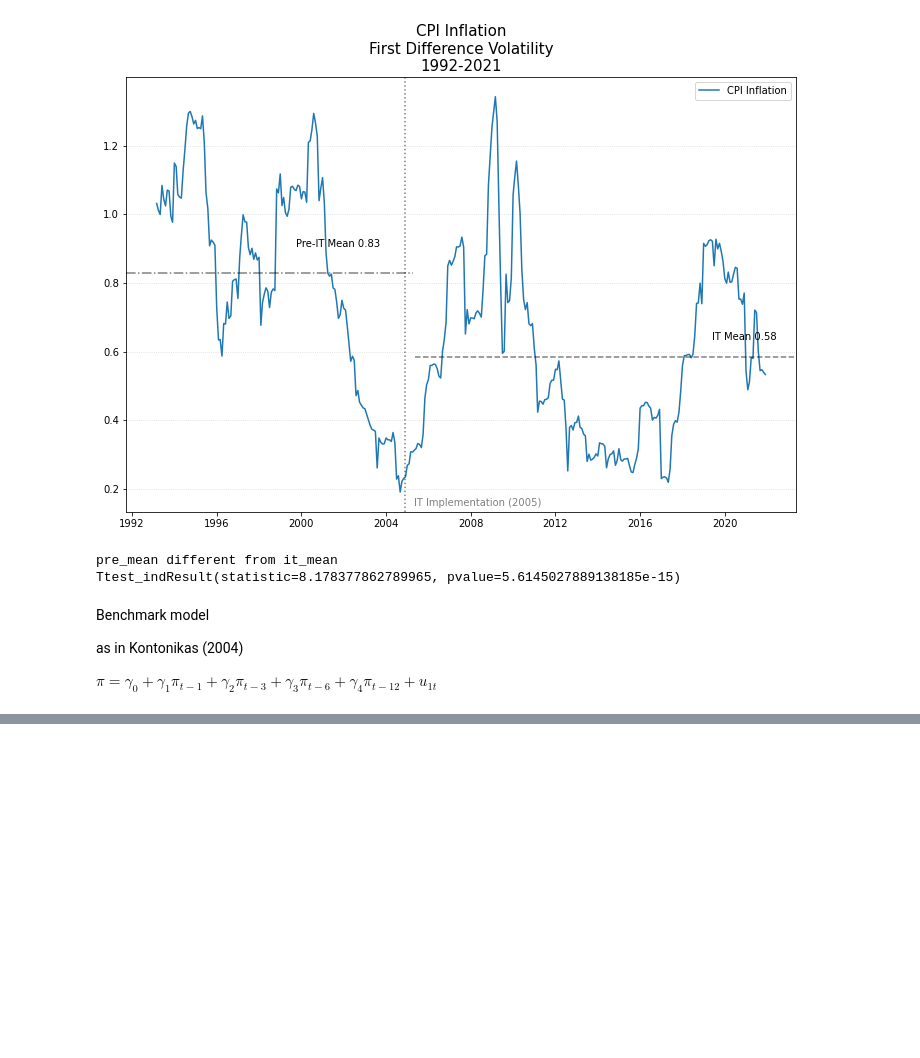
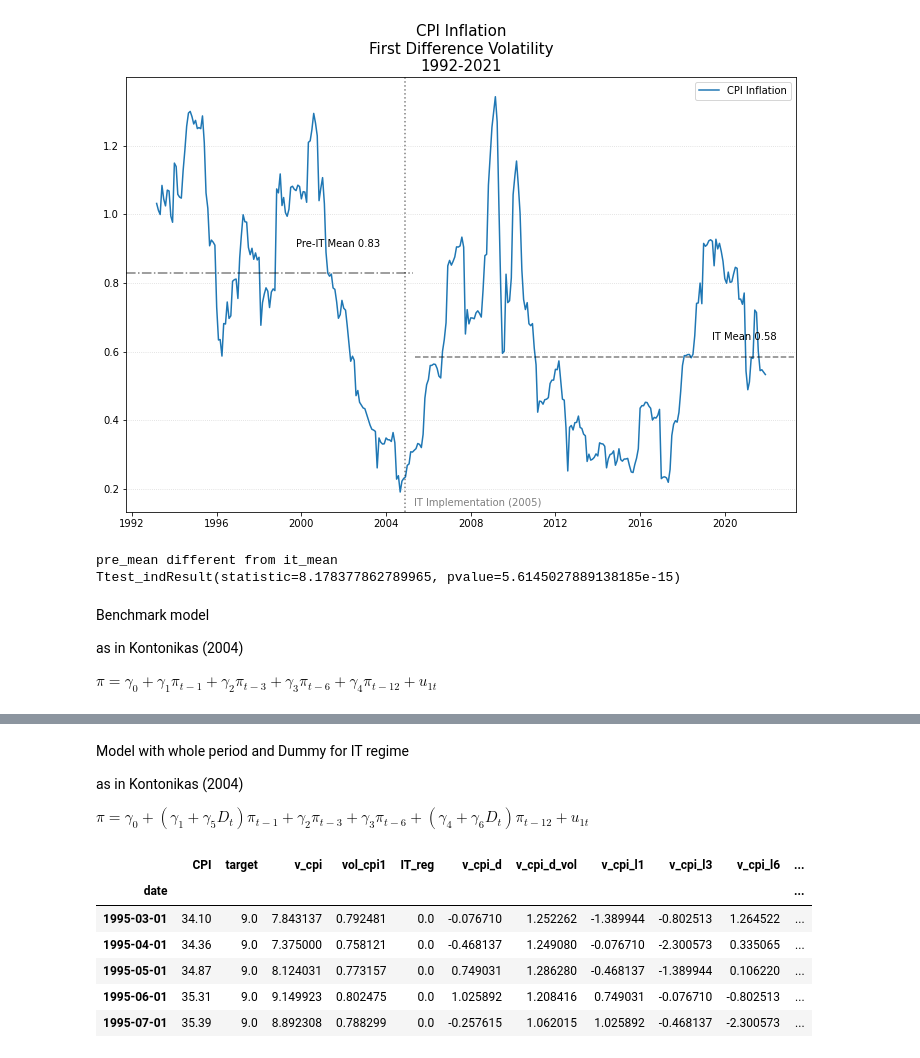
Before and after one commit to Marianojgm86/GARCH-CODES, a Jupyter notebook: modeling.ipynb, the cells around one changed output, grey strips where cells are left out. Drawn from its saved outputs; the diff is of its cells as text; code cells hidden in the pictures; blank space fills up the shorter version.

```diff
--- a/modeling.ipynb
+++ b/modeling.ipynb
@@ -291,3 +292,19 @@ OLS Regression Results
 | Kurtosis: | 3.689 | Cond. No. | 29.9 |
 Notes:
 [1] Standard Errors assume that the covariance matrix of the errors is correctly specified.
+# %% [markdown]
+Model with whole period and Dummy for IT regime
+
+as in Kontonikas (2004)
+
+$\pi = \gamma_0 + (\gamma_1 + \gamma_5D_t)\pi_{t-1} + \gamma_2\pi_{t-3} + \gamma_3\pi_{t-6} + (\gamma_4 + \gamma_6D_t)\pi_{t-12} + u_{1t}$
+# %%
+simdf.head()
+# %% [output]
+|  | CPI | target | v_cpi | vol_cpi1 | IT_reg | v_cpi_d | v_cpi_d_vol | v_cpi_l1 | v_cpi_l3 | v_cpi_l6 | ... |
+| date |  |  |  |  |  |  |  |  |  |  | ... |
+| 1995-03-01 | 34.10 | 9.0 | 7.843137 | 0.792481 | 0.0 | -0.076710 | 1.252262 | -1.389944 | -0.802513 | 1.264522 | ... |
+| 1995-04-01 | 34.36 | 9.0 | 7.375000 | 0.758121 | 0.0 | -0.468137 | 1.249080 | -0.076710 | -2.300573 | 0.335065 | ... |
+| 1995-05-01 | 34.87 | 9.0 | 8.124031 | 0.773157 | 0.0 | 0.749031 | 1.286280 | -0.468137 | -1.389944 | 0.106220 | ... |
+| 1995-06-01 | 35.31 | 9.0 | 9.149923 | 0.802475 | 0.0 | 1.025892 | 1.208416 | 0.749031 | -0.076710 | -0.802513 | ... |
+| 1995-07-01 | 35.39 | 9.0 | 8.892308 | 0.788299 | 0.0 | -0.257615 | 1.062015 | 1.025892 | -0.468137 | -2.300573 | ... |
```
Also changed, not shown: parts of 5 cells of this notebook.
